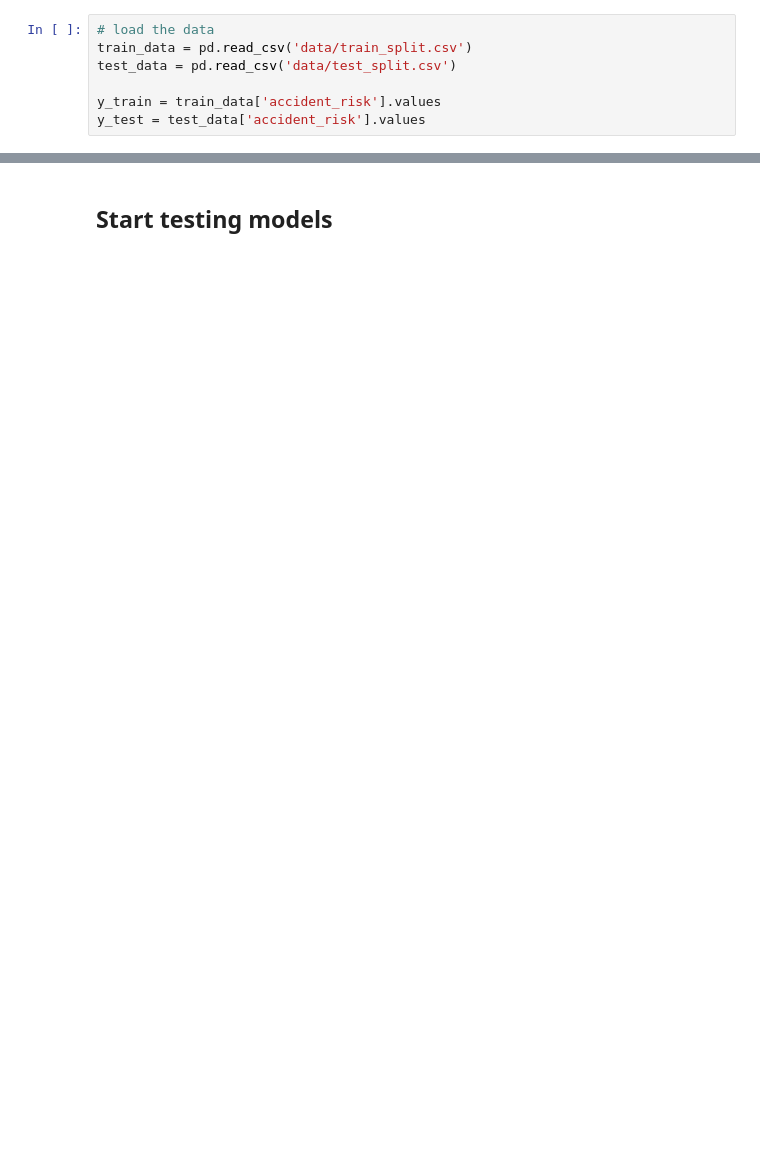
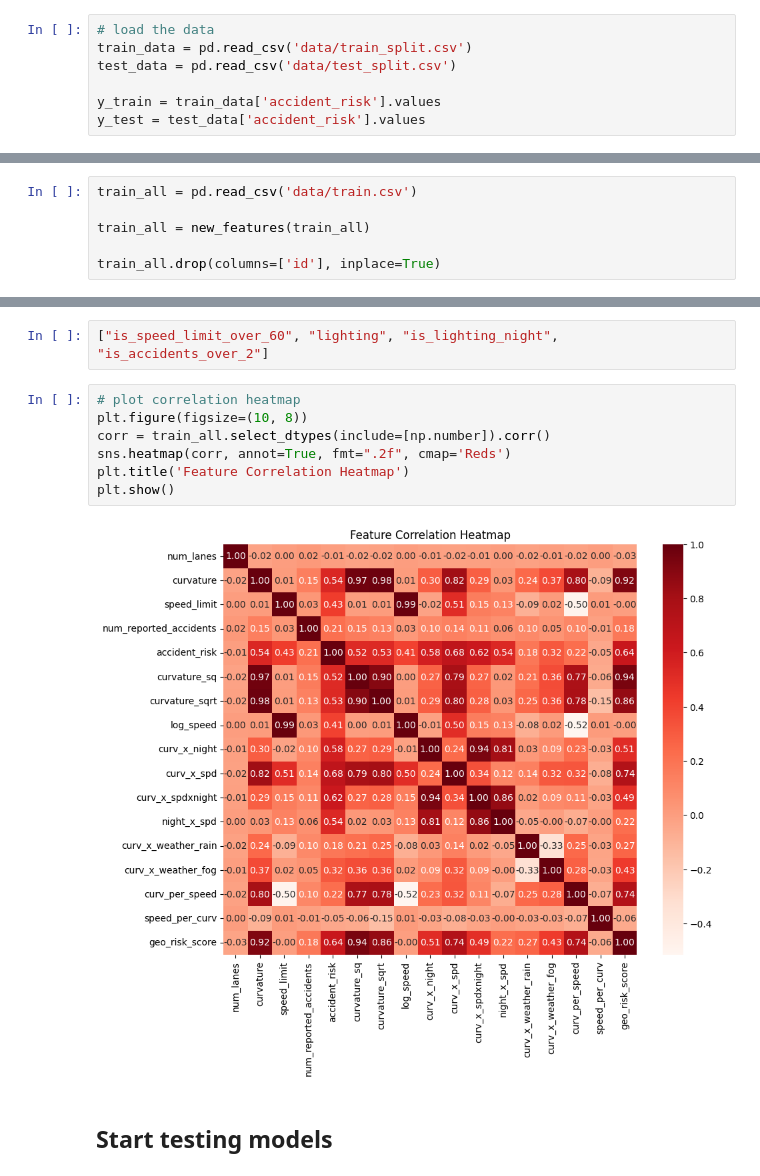
Before and after one commit to fonsecagabriella/kaggle, a Jupyter notebook: 10_predicting_road_accident_risk/01_models.ipynb, the cells around one changed output, grey strips where cells are left out. Drawn from its saved outputs; the diff is of its cells as text; blank space fills up the shorter version.

```diff
--- a/10_predicting_road_accident_risk/01_models.ipynb
+++ b/10_predicting_road_accident_risk/01_models.ipynb
@@ -119,0 +181,6 @@ y_test = test_data['accident_risk'].values
+# %%
+train_all = pd.read_csv('data/train.csv')
+
+train_all = new_features(train_all)
+
+train_all.drop(columns=['id'], inplace=True)
@@ -120,3 +217,14 @@ y_test = test_data['accident_risk'].values
+# %%
+["is_speed_limit_over_60", "lighting", "is_lighting_night", "is_accidents_over_2"]
+# %%
+# plot correlation heatmap
+plt.figure(figsize=(10, 8))
+corr = train_all.select_dtypes(include=[np.number]).corr()
+sns.heatmap(corr, annot=True, fmt=".2f", cmap='Reds')
+plt.title('Feature Correlation Heatmap')
+plt.show()
+# %% [output]
+[figure, added]
 # %% [markdown]
 ## Start testing models
 # %%
```
Also changed, not shown: parts of 77 cells of this notebook, 11 other files.
